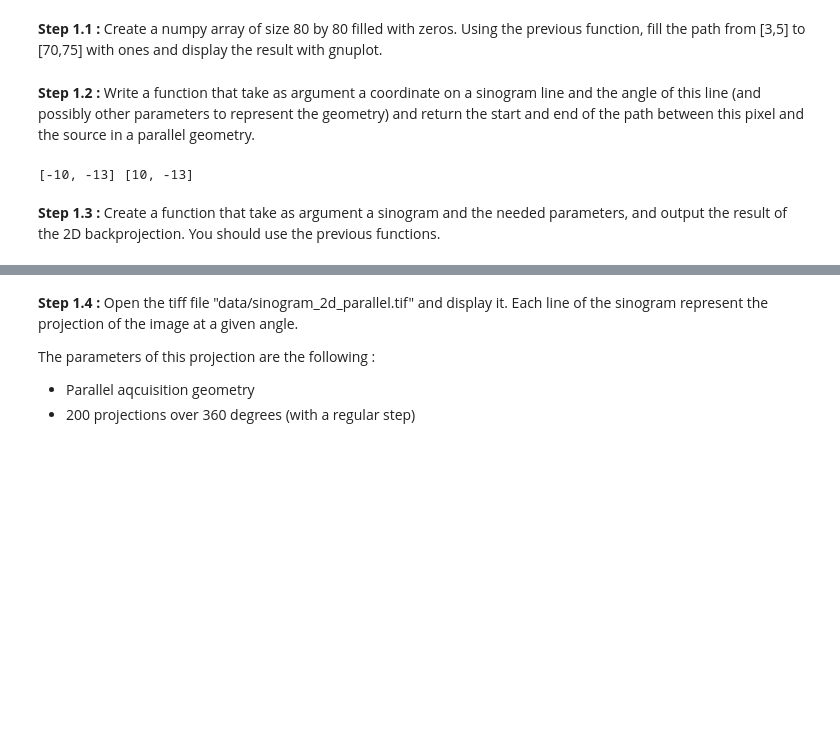
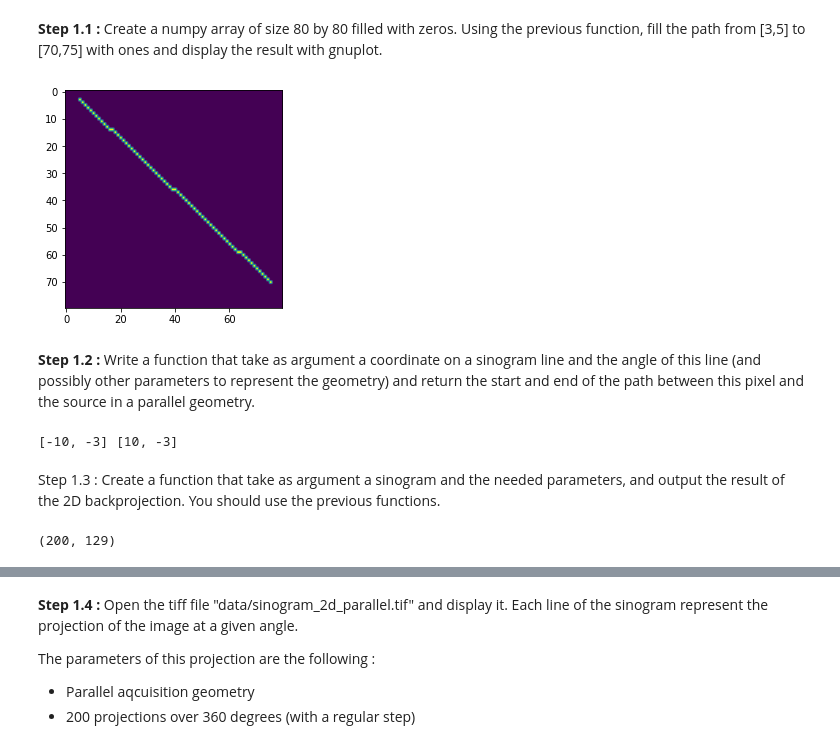
Before and after one commit to niazoys/Tomographic-Reconstruction-From-Sinogram, a Jupyter notebook: AR_Assignment3.ipynb, the cells around one changed output, grey strips where cells are left out. Cells and saved outputs as stored; diff of their text form; code cells hidden in the pictures; blank space fills up the shorter version.

Commit message:
part1

```diff
--- a/AR_Assignment3.ipynb
+++ b/AR_Assignment3.ipynb
@@ -64,8 +67,8 @@ def get_cells(p1, p2):
     # Iterate over bounding box generating points between start and end
     y = y1
     points = []
-    for x in range(x1, x2 + 1):
-        coord = (y, x) if is_steep else (x, y)
+    for x in range(int(x1), int(x2) + 1):
+        coord = [y, x] if is_steep else [x, y]
         points.append(coord)
         error -= abs(dy)
         if error < 0:
@@ -78,11 +81,14 @@ def get_cells(p1, p2):
 # %% [markdown]
 **Step 1.1 :** Create a numpy array of size 80 by 80 filled with zeros. Using the previous function, fill the path from \[3,5\] to \[70,75\] with ones and display the result  with gnuplot.
 # %%
-import numpy as np
 arr=np.zeros([80,80])
-pathCor=get_cells((3,5),(70,75))
+pathCor=get_cells([3,5],[70,75])
 for point in pathCor:
-    arr[point]=1
+    arr[point[0],point[1]]=1
+plt.imshow(arr)
+plt.show()
+# %% [output]
+[figure, added]
 # %% [markdown]
 **Step 1.2 :** Write a function that take as argument a coordinate on a sinogram line and the angle of this line (and possibly other parameters to represent the geometry) and return the start and end of the path between this pixel and the source in a parallel geometry.
 # %%
@@ -108,11 +114,22 @@ def draw_line(point,angle,xlim = 10, ylim = 10):
         point_start = [np.round((-y2-c)/m),-y2]
     return point_start,point_end
 # %%
-p = [-13,-13]
+p = [-3,-3]
 angle = 180
 [p1,p2] = draw_line(p,angle)
 print(p1,p2)
 # %% [output]
-[-10, -13] [10, -13]
+[-10, -3] [10, -3]
 # %% [markdown]
-**Step 1.3 :** Create a function that take as argument a sinogram and the needed parameters, and output the result of the 2D backprojection. You should use the previous functions.
+Step 1.3 : Create a function that take as argument a sinogram and the needed parameters, and output the result of the 2D backprojection. You should use the previous functions.
+# %%
+def det_correction(sinogram):
+    part1 = sinogram[:,:64]
+    part2 = np.zeros((200,1))
+    part3 = sinogram[:,64:]
+    sinoo =np.concatenate((part1,part2,part3),1)
+    return (sinoo)
+asss= det_correction(imarray)
+print(asss.shape)
+# %% [output]
+(200, 129)
```
Also changed, not shown: parts of 10 cells of this notebook.
